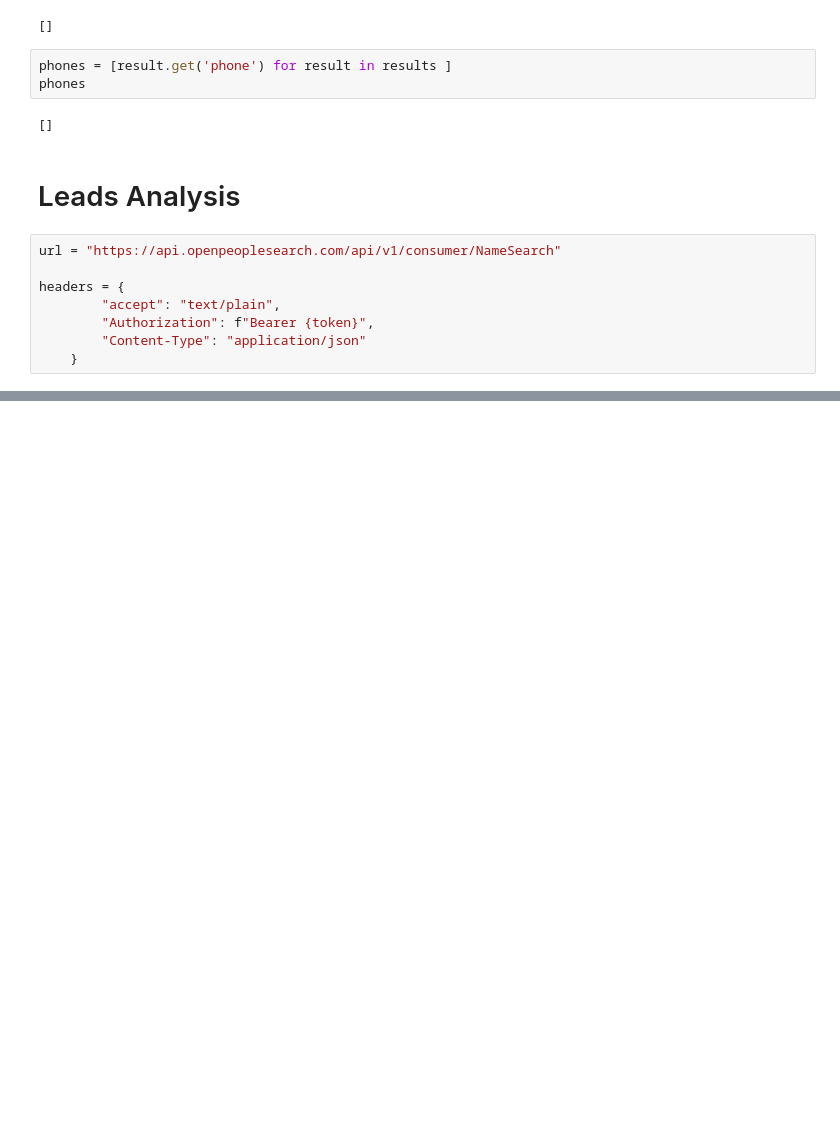
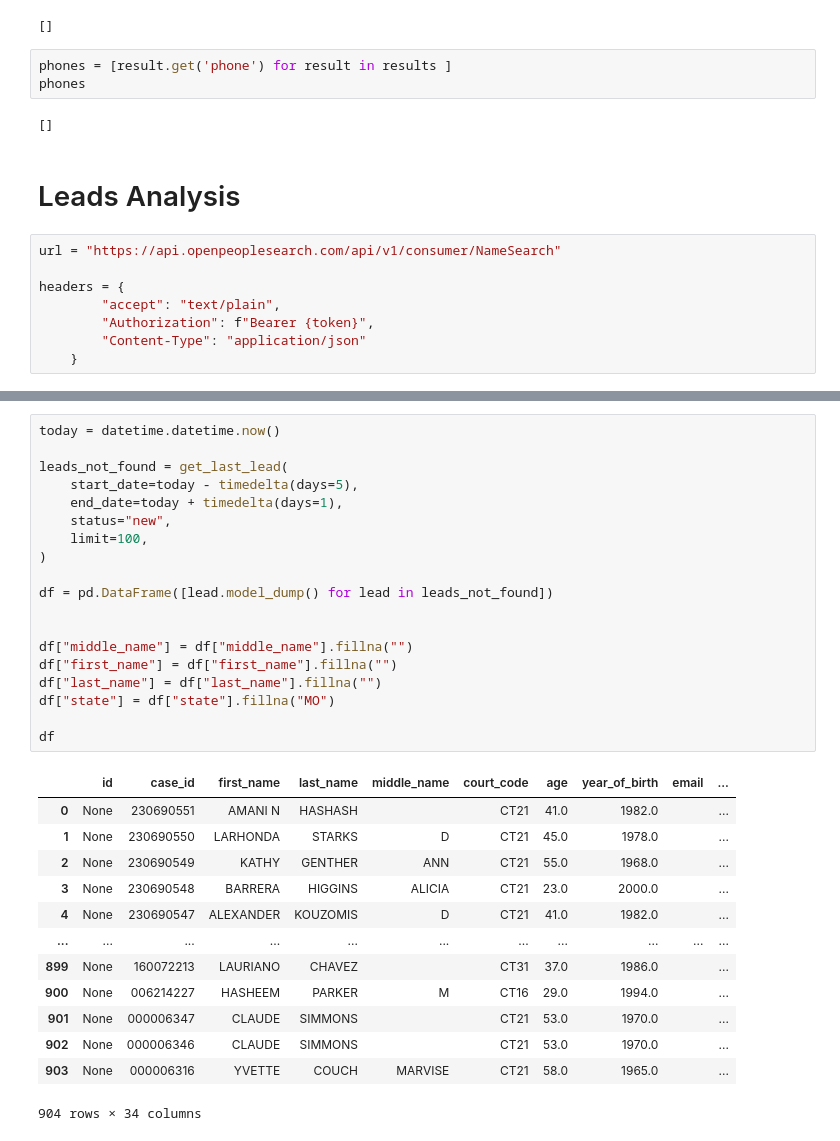
Before and after one commit to edgecliff318/courtscraper, a Jupyter notebook: notebooks/openpeoplesearch.ipynb, the cells around one changed output, grey strips where cells are left out. Saved outputs shown, nothing was run; the diff lists cells and outputs as text; blank space fills up the shorter version.

```diff
--- a/notebooks/openpeoplesearch.ipynb
+++ b/notebooks/openpeoplesearch.ipynb
@@ -89 +90,34 @@ df.head()
+# %%
+today = datetime.datetime.now()
+
+leads_not_found = get_last_lead(
+    start_date=today - timedelta(days=5),
+    end_date=today + timedelta(days=1),
+    status="new",
+    limit=100,
+)
+
+df = pd.DataFrame([lead.model_dump() for lead in leads_not_found])
+
+
+df["middle_name"] = df["middle_name"].fillna("")
+df["first_name"] = df["first_name"].fillna("")
+df["last_name"] = df["last_name"].fillna("")
+df["state"] = df["state"].fillna("MO")
+
+df
+# %% [output]
+|  | id | case_id | first_name | last_name | middle_name | court_code | age | year_of_birth | email | ... |
+| 0 | None | 230690551 | AMANI N | HASHASH |  | CT21 | 41.0 | 1982.0 |  | ... |
+| 1 | None | 230690550 | LARHONDA | STARKS | D | CT21 | 45.0 | 1978.0 |  | ... |
+| 2 | None | 230690549 | KATHY | GENTHER | ANN | CT21 | 55.0 | 1968.0 |  | ... |
+| 3 | None | 230690548 | BARRERA | HIGGINS | ALICIA | CT21 | 23.0 | 2000.0 |  | ... |
+| 4 | None | 230690547 | ALEXANDER | KOUZOMIS | D | CT21 | 41.0 | 1982.0 |  | ... |
+| ... | ... | ... | ... | ... | ... | ... | ... | ... | ... | ... |
+| 899 | None | 160072213 | LAURIANO | CHAVEZ |  | CT31 | 37.0 | 1986.0 |  | ... |
+| 900 | None | 006214227 | HASHEEM | PARKER | M | CT16 | 29.0 | 1994.0 |  | ... |
+| 901 | None | 000006347 | CLAUDE | SIMMONS |  | CT21 | 53.0 | 1970.0 |  | ... |
+| 902 | None | 000006346 | CLAUDE | SIMMONS |  | CT21 | 53.0 | 1970.0 |  | ... |
+| 903 | None | 000006316 | YVETTE | COUCH | MARVISE | CT21 | 58.0 | 1965.0 |  | ... |
+904 rows × 34 columns
 # %%
```
Also changed, not shown: parts of 15 cells of this notebook, 2 other files.
